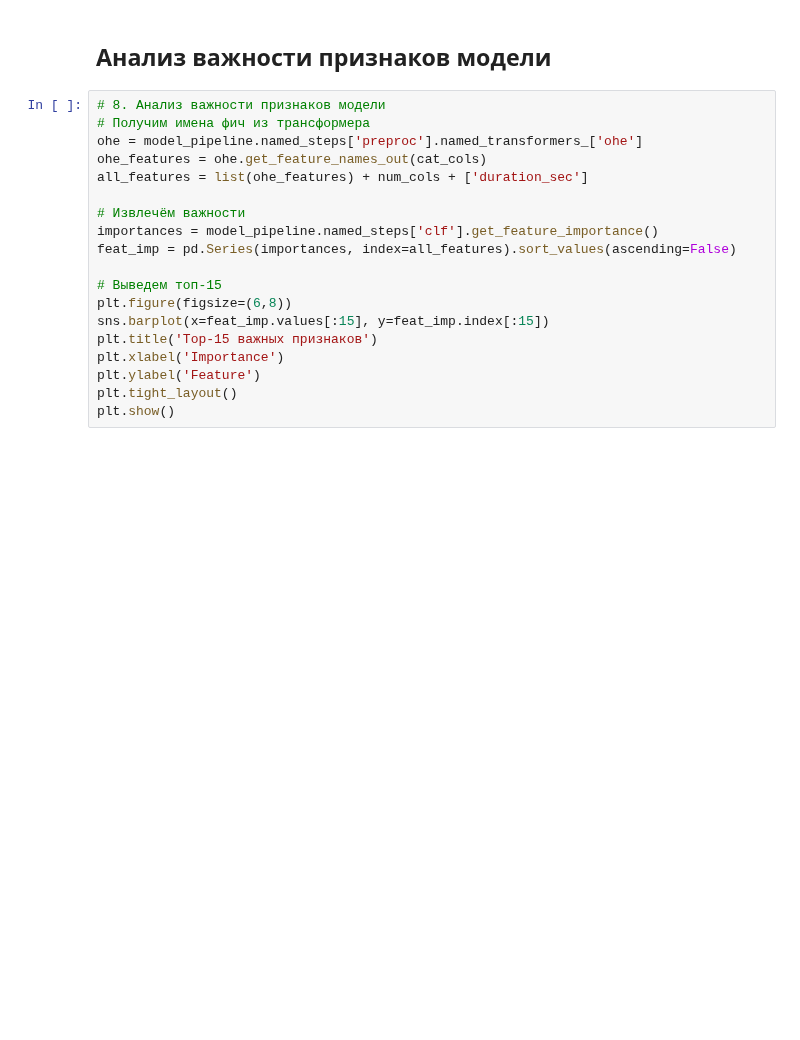
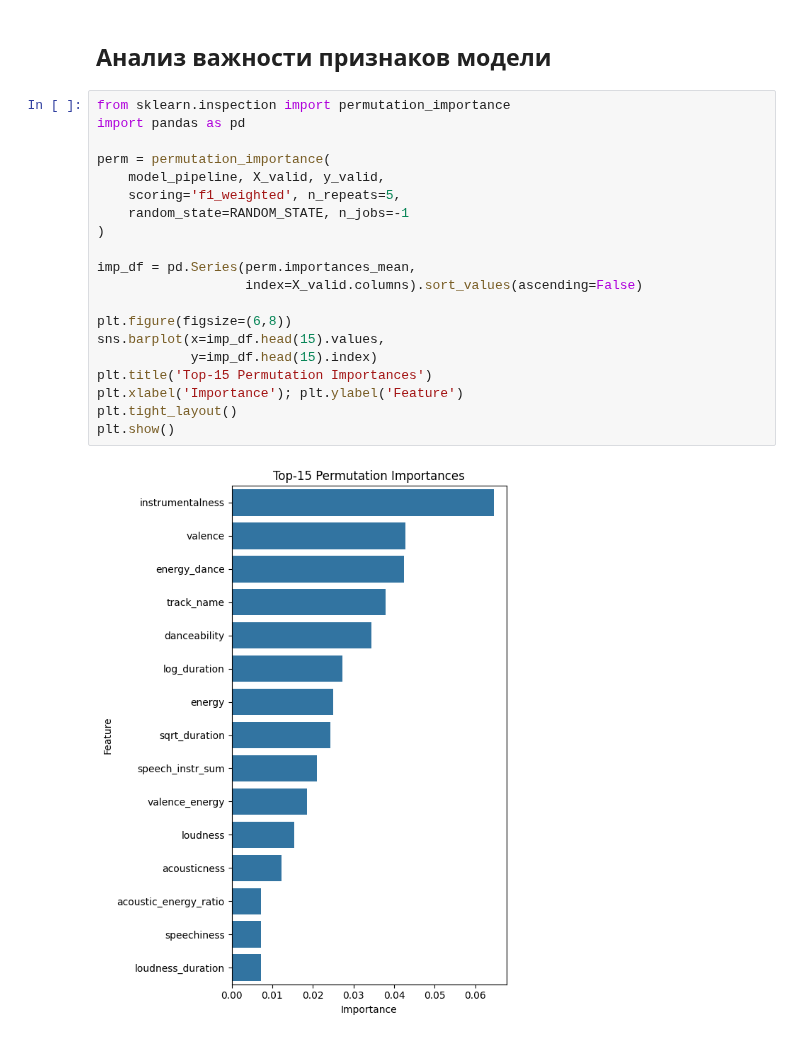
Before and after one commit to iZemenkov/HSE-ML-TEAM-4, a Jupyter notebook: Project_Music_genre_prediction.ipynb, the cells around one changed output. Saved outputs shown, nothing was run; the diff lists cells and outputs as text; blank space fills up the shorter version.

```diff
--- a/Project_Music_genre_prediction.ipynb
+++ b/Project_Music_genre_prediction.ipynb
@@ -611,21 +736,24 @@ plt.show()
 # %% [markdown]
 ## Анализ важности признаков модели
 # %%
-# 8. Анализ важности признаков модели
-# Получим имена фич из трансформера
-ohe = model_pipeline.named_steps['preproc'].named_transformers_['ohe']
-ohe_features = ohe.get_feature_names_out(cat_cols)
-all_features = list(ohe_features) + num_cols + ['duration_sec']
+from sklearn.inspection import permutation_importance
+import pandas as pd
 
-# Извлечём важности
-importances = model_pipeline.named_steps['clf'].get_feature_importance()
-feat_imp = pd.Series(importances, index=all_features).sort_values(ascending=False)
+perm = permutation_importance(
+    model_pipeline, X_valid, y_valid,
+    scoring='f1_weighted', n_repeats=5,
+    random_state=RANDOM_STATE, n_jobs=-1
+)
 
-# Выведем топ-15
+imp_df = pd.Series(perm.importances_mean,
+                   index=X_valid.columns).sort_values(ascending=False)
+
 plt.figure(figsize=(6,8))
-sns.barplot(x=feat_imp.values[:15], y=feat_imp.index[:15])
-plt.title('Top-15 важных признаков')
-plt.xlabel('Importance')
-plt.ylabel('Feature')
+sns.barplot(x=imp_df.head(15).values,
+            y=imp_df.head(15).index)
+plt.title('Top-15 Permutation Importances')
+plt.xlabel('Importance'); plt.ylabel('Feature')
 plt.tight_layout()
 plt.show()
+# %% [output]
+[figure, added]
```
Also changed, not shown: parts of 11 cells of this notebook.
